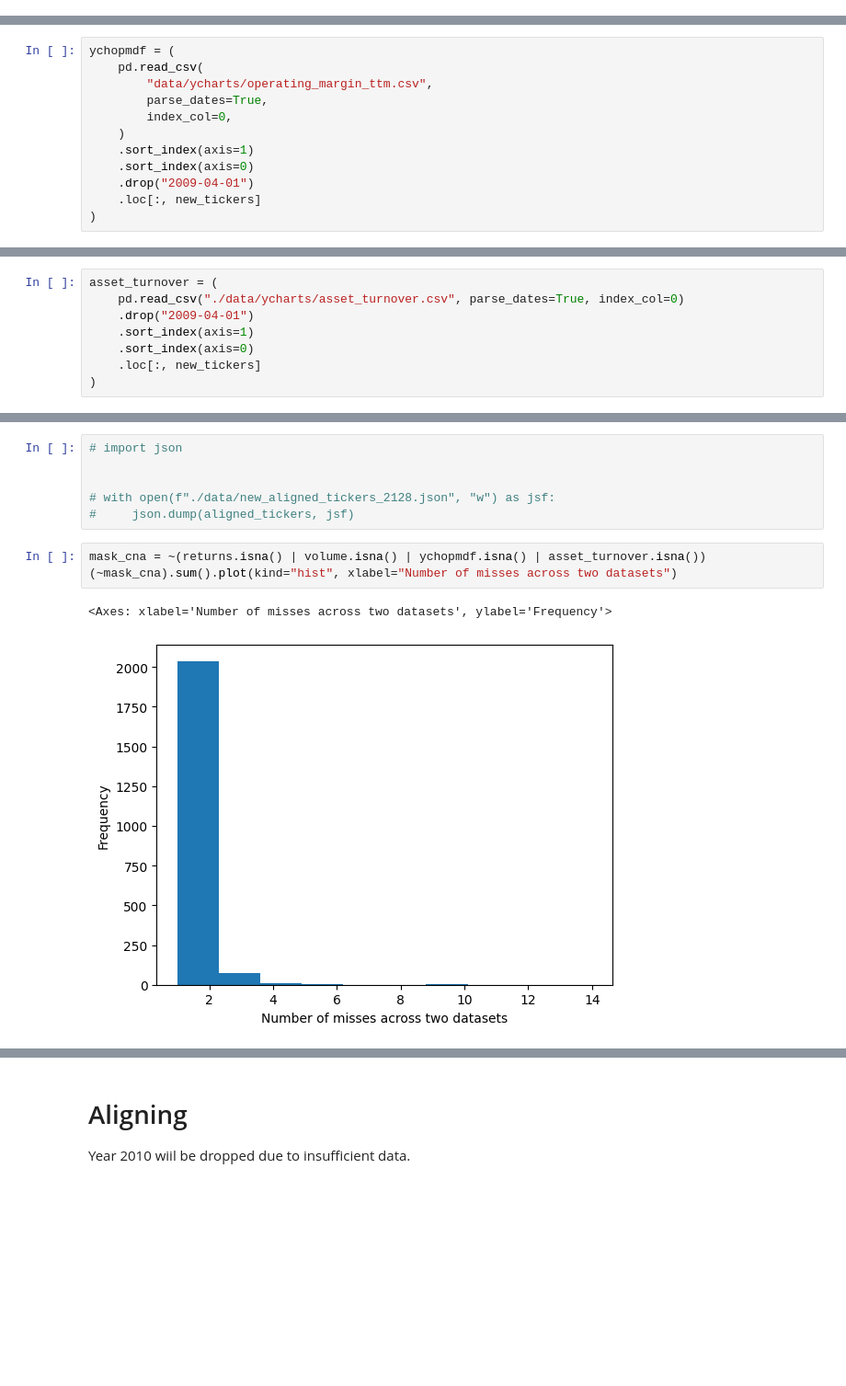
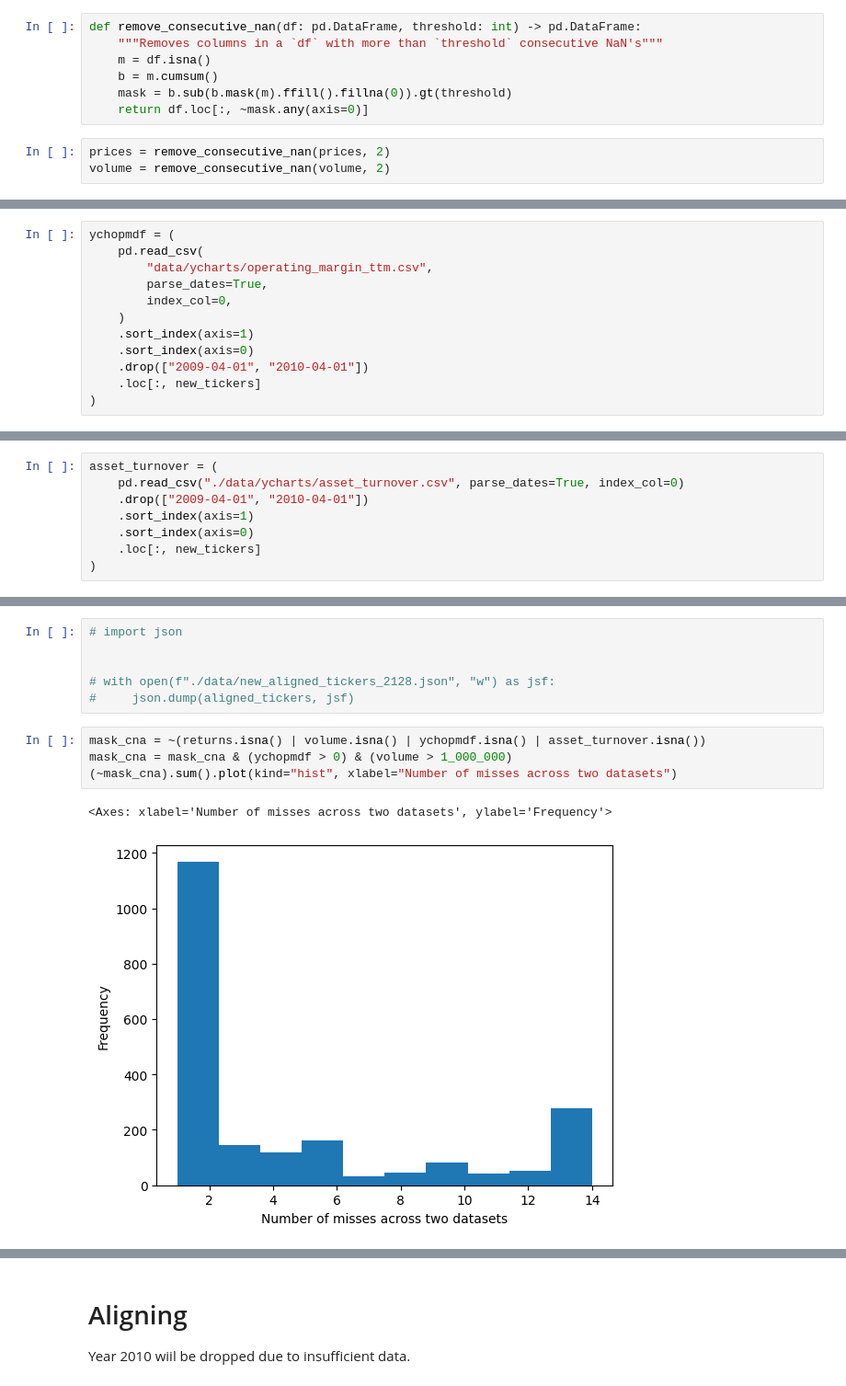
Before and after one commit to aalitvinov/vkrm_code, a Jupyter notebook: vkrm_code/data_alignment.ipynb, the cells around one changed output, grey strips where cells are left out. Shown at 92% size. Cells and saved outputs as stored; diff of their text form; blank space fills up the shorter version.

```diff
--- a/vkrm_code/data_alignment.ipynb
+++ b/vkrm_code/data_alignment.ipynb
@@ -76,3 +86,13 @@ memory usage: 232.9 KB
+# %%
+def remove_consecutive_nan(df: pd.DataFrame, threshold: int) -> pd.DataFrame:
+    """Removes columns in a `df` with more than `threshold` consecutive NaN's"""
+    m = df.isna()
+    b = m.cumsum()
+    mask = b.sub(b.mask(m).ffill().fillna(0)).gt(threshold)
+    return df.loc[:, ~mask.any(axis=0)]
+# %%
+prices = remove_consecutive_nan(prices, 2)
+volume = remove_consecutive_nan(volume, 2)
 # %% [markdown]
 ## Load yf stock info
 # %%
@@ -95,7 +115,7 @@ ychopmdf = (
     )
     .sort_index(axis=1)
     .sort_index(axis=0)
-    .drop("2009-04-01")
+    .drop(["2009-04-01", "2010-04-01"])
     .loc[:, new_tickers]
 )
 # %%
@@ -111,7 +131,7 @@ memory usage: 232.9 KB
 # %%
 asset_turnover = (
     pd.read_csv("./data/ycharts/asset_turnover.csv", parse_dates=True, index_col=0)
-    .drop("2009-04-01")
+    .drop(["2009-04-01", "2010-04-01"])
     .sort_index(axis=1)
     .sort_index(axis=0)
     .loc[:, new_tickers]
@@ -147,10 +167,11 @@ len(aligned_tickers)
 #     json.dump(aligned_tickers, jsf)
 # %%
 mask_cna = ~(returns.isna() | volume.isna() | ychopmdf.isna() | asset_turnover.isna())
+mask_cna = mask_cna & (ychopmdf > 0) & (volume > 1_000_000)
 (~mask_cna).sum().plot(kind="hist", xlabel="Number of misses across two datasets")
 # %% [output]
 <Axes: xlabel='Number of misses across two datasets', ylabel='Frequency'>
-[figure, old version]
+[figure, new version]
 # %%
 sns.heatmap(mask_cna, xticklabels=False, yticklabels=prices.index.year)  # type: ignore
 # %% [output]
```
Also changed, not shown: parts of 17 cells of this notebook, 8 other files.
